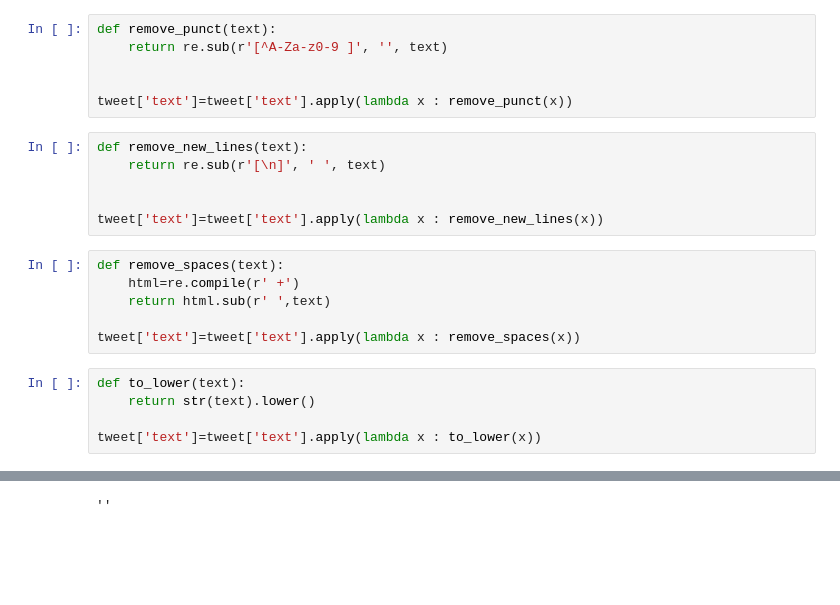
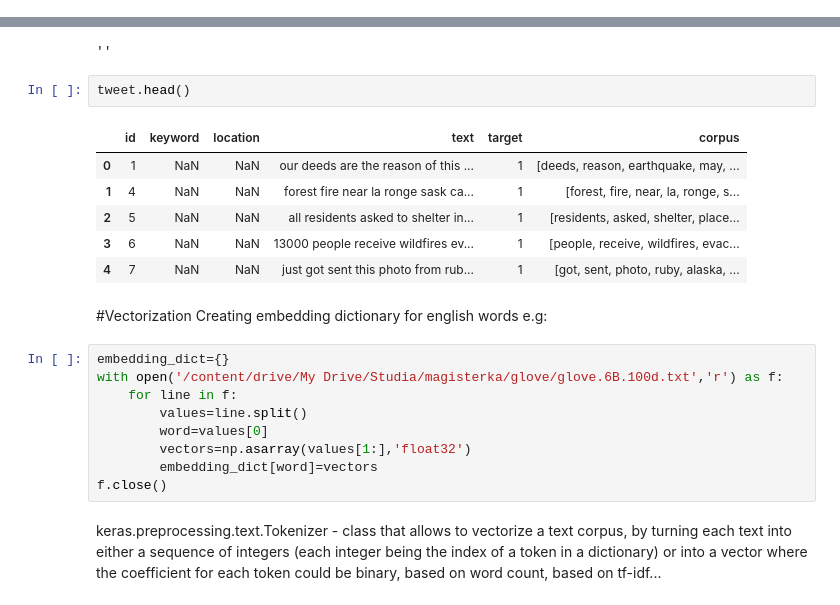
Before and after one commit to michal-dom/praca_magisterska, a Jupyter notebook: disaster_tweets/DTC-EDA.ipynb, the cells around one changed output, grey strips where cells are left out. Drawn from its saved outputs; the diff is of its cells as text; blank space fills up the shorter version.

```diff
--- a/disaster_tweets/DTC-EDA.ipynb
+++ b/disaster_tweets/DTC-EDA.ipynb
@@ -139,23 +75,0 @@ tweet['text']=tweet['text'].apply(lambda x: remove_emoji(x))
-# %%
-def remove_punct(text):
-    return re.sub(r'[^A-Za-z0-9 ]', '', text)
-
-
-tweet['text']=tweet['text'].apply(lambda x : remove_punct(x))
-# %%
-def remove_new_lines(text):
-    return re.sub(r'[\n]', ' ', text)
-
-
-tweet['text']=tweet['text'].apply(lambda x : remove_new_lines(x))
-# %%
-def remove_spaces(text):
-    html=re.compile(r' +')
-    return html.sub(r' ',text)
-
-tweet['text']=tweet['text'].apply(lambda x : remove_spaces(x))
-# %%
-def to_lower(text):
-    return str(text).lower()
-
-tweet['text']=tweet['text'].apply(lambda x : to_lower(x))
@@ -212,3 +243,26 @@ print(words_dict)
 max(words_dict, key=words_dict.get)
 # %% [output]
 ''
+# %%
+tweet.head()
+# %% [output]
+|  | id | keyword | location | text | target | corpus |
+| 0 | 1 | NaN | NaN | our deeds are the reason of this ... | 1 | [deeds, reason, earthquake, may, ... |
+| 1 | 4 | NaN | NaN | forest fire near la ronge sask ca... | 1 | [forest, fire, near, la, ronge, s... |
+| 2 | 5 | NaN | NaN | all residents asked to shelter in... | 1 | [residents, asked, shelter, place... |
+| 3 | 6 | NaN | NaN | 13000 people receive wildfires ev... | 1 | [people, receive, wildfires, evac... |
+| 4 | 7 | NaN | NaN | just got sent this photo from rub... | 1 | [got, sent, photo, ruby, alaska, ... |
+# %% [markdown]
+#Vectorization
+Creating embedding dictionary for english words e.g:
+# %%
+embedding_dict={}
+with open('/content/drive/My Drive/Studia/magisterka/glove/glove.6B.100d.txt','r') as f:
+    for line in f:
+        values=line.split()
+        word=values[0]
+        vectors=np.asarray(values[1:],'float32')
+        embedding_dict[word]=vectors
+f.close()
+# %% [markdown]
+keras.preprocessing.text.Tokenizer - class that allows to vectorize a text corpus, by turning each text into either a sequence of integers (each integer being the index of a token in a dictionary) or into a vector where the coefficient for each token could be binary, based on word count, based on tf-idf...
```
Also changed, not shown: parts of 46 cells of this notebook.
